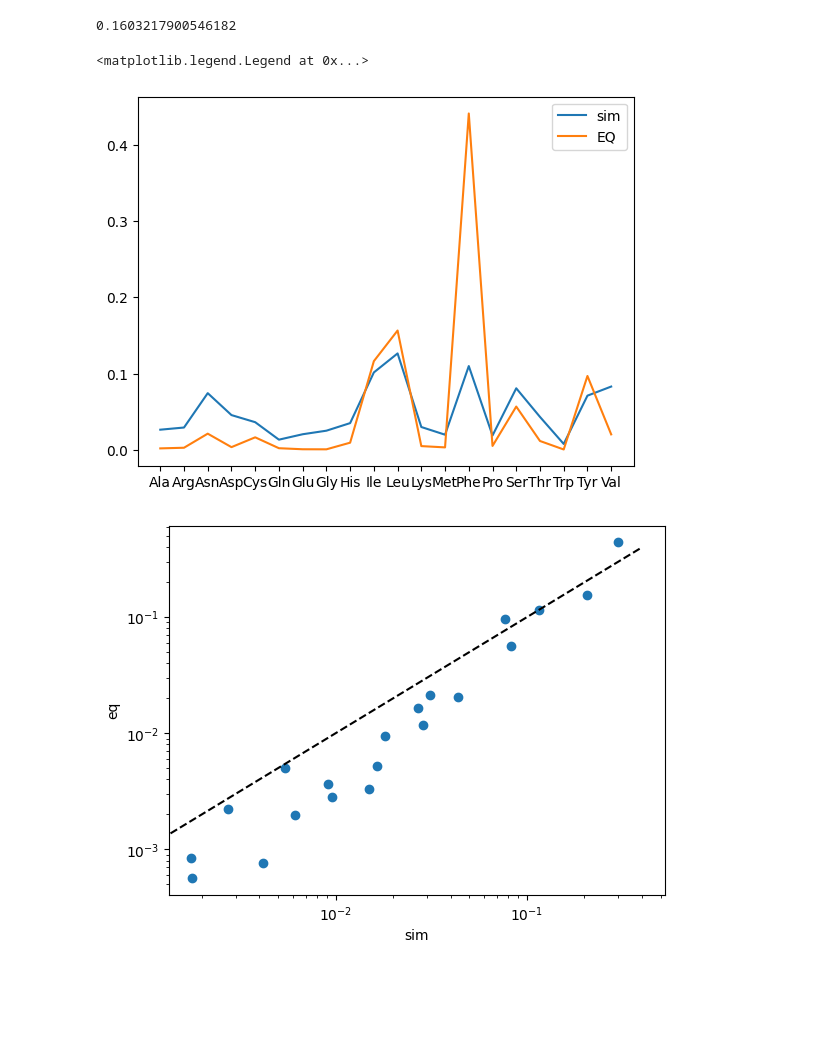
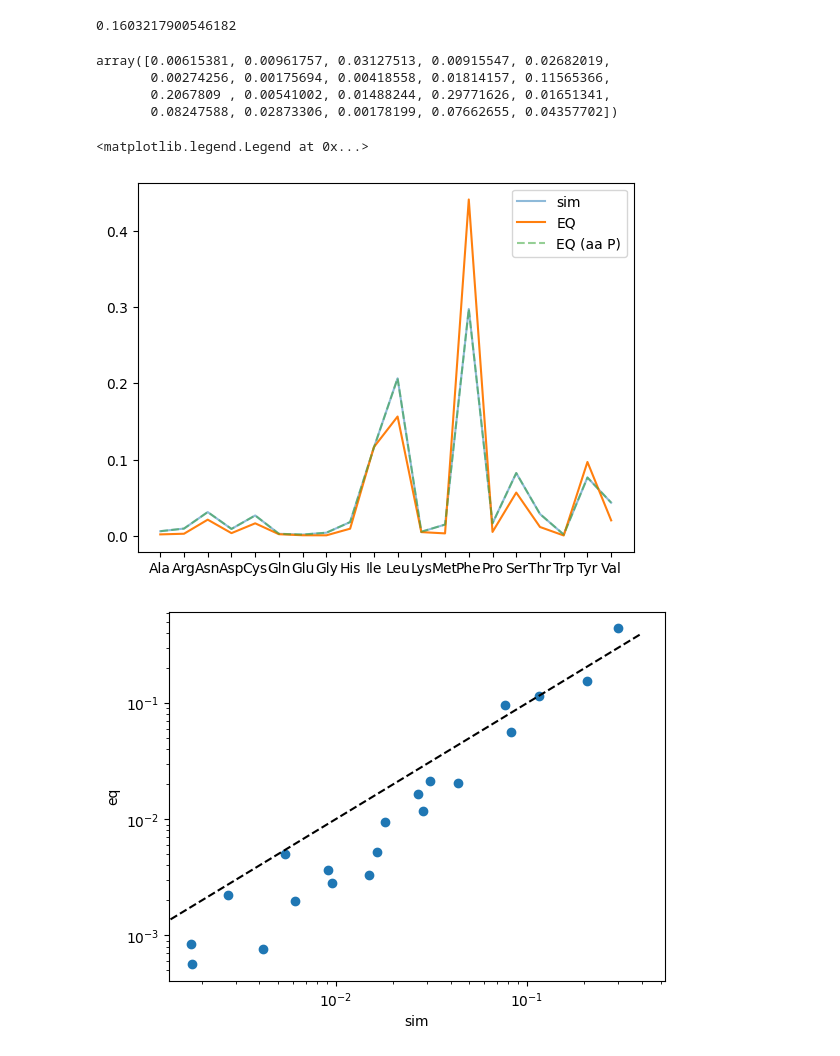
Before and after one commit to mitoclub/RNAViralMutSpec, a Jupyter notebook: sars-cov-2_aa_subst/simulation.ipynb, the cells around one changed output. Drawn from its saved outputs; the diff is of its cells as text; code cells hidden in the pictures; blank space fills up the shorter version.

```diff
--- a/sars-cov-2_aa_subst/simulation.ipynb
+++ b/sars-cov-2_aa_subst/simulation.ipynb
@@ -135,3 +135,10 @@ spectrum_20A
 | 9 | 20A | TtoA | 565 | 17202 | 0.032845 | T | 0.508360 | 0.008769 | T>A |
 | 10 | 20A | TtoC | 2598 | 17202 | 0.151030 | T | 0.508360 | 0.040320 | T>C |
 | 11 | 20A | TtoG | 395 | 17202 | 0.022962 | T | 0.508360 | 0.006130 | T>G |
+# %%
+possible_aa = list(amino_acid_codes.values())[:20]
+# %%
+eq_freq_df, _ = get_equilibrium_freqs(spectrum_20A, 'rate', gc=1)
+eq_freq_vec_cdn = eq_freq_df.set_index('cdn').loc[possible_codons, 'eq_freq'].values
+eq_freq_vec_aa = eq_freq_df.groupby('aa')['eq_freq'].sum().loc[possible_aa].values
+eq_freq_vec_aa
@@ -220,12 +223,23 @@ euclidean(res_aa, aa_eq_freq)
 8 0.17902144612398604
 9 0.17432982035658062
 0.1603217900546182
+# %%
+values, vectors = np.linalg.eig(Maa.values.T)
+pi = vectors[:, np.isclose(values, 1)].real
+pi = pi / pi.sum()
+pi.flatten()
+# %% [output]
+array([0.00615381, 0.00961757, 0.03127513, 0.00915547, 0.02682019,
+       0.00274256, 0.00175694, 0.00418558, 0.01814157, 0.11565366,
+       0.2067809 , 0.00541002, 0.01488244, 0.29771626, 0.01651341,
+       0.08247588, 0.02873306, 0.00178199, 0.07662655, 0.04357702])
 # %%
-plt.plot(res_aa, label='sim')
-plt.plot(aa_eq_freq, label='EQ')
-plt.xticks(range(20), Maa.columns.values)
+plt.plot(res_aa, label='sim', alpha=0.5)
+plt.plot(eq_freq_vec_aa, label='EQ')
+plt.plot(pi.flatten(), label='EQ (aa P)', linestyle='--', alpha=0.5)
+plt.xticks(range(20), possible_aa)
 plt.legend()
 # %% [output]
 <matplotlib.legend.Legend at 0x...>
-[figure, old version]
+[figure, new version]
 # %%
```
Also changed, not shown: parts of 21 cells of this notebook, 1 other file.
